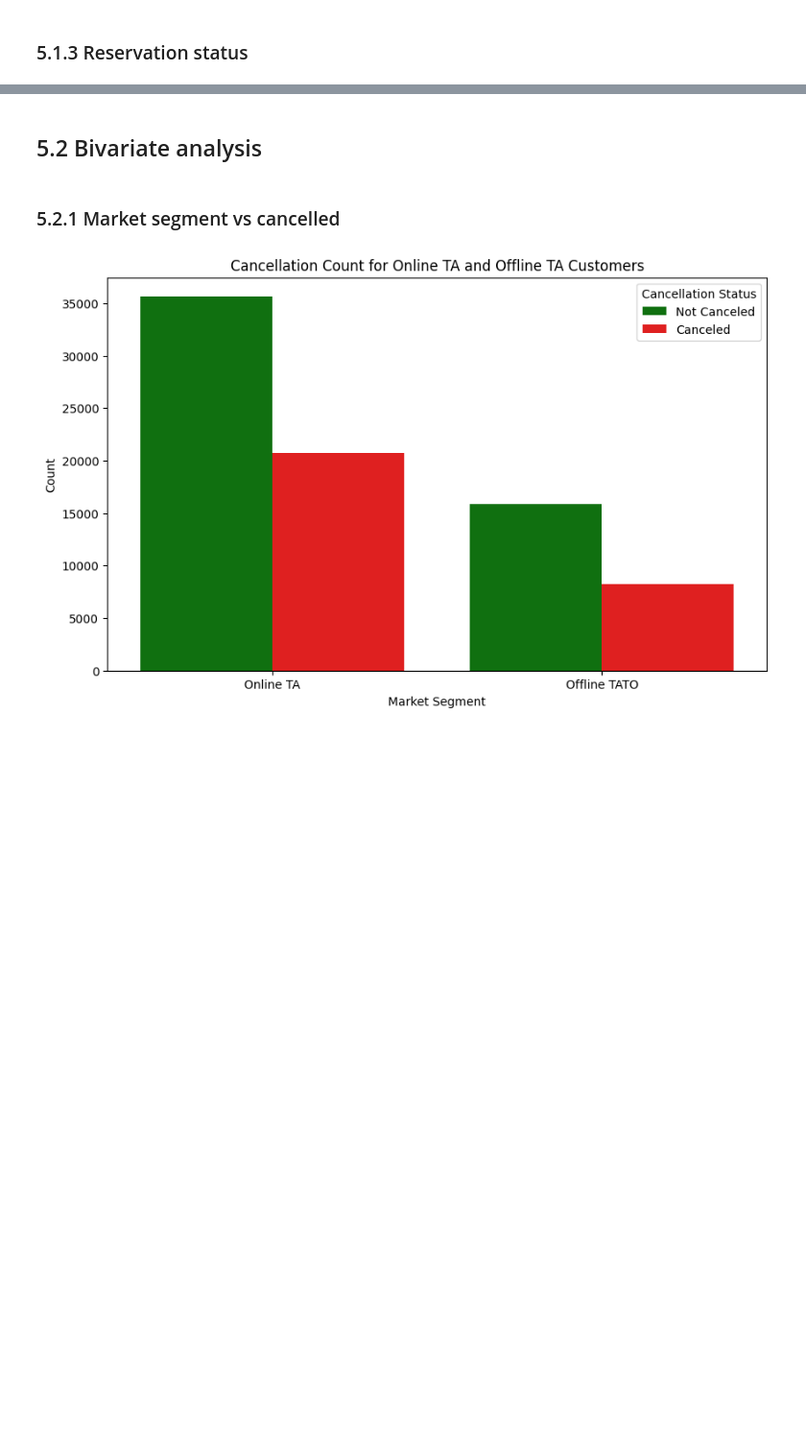
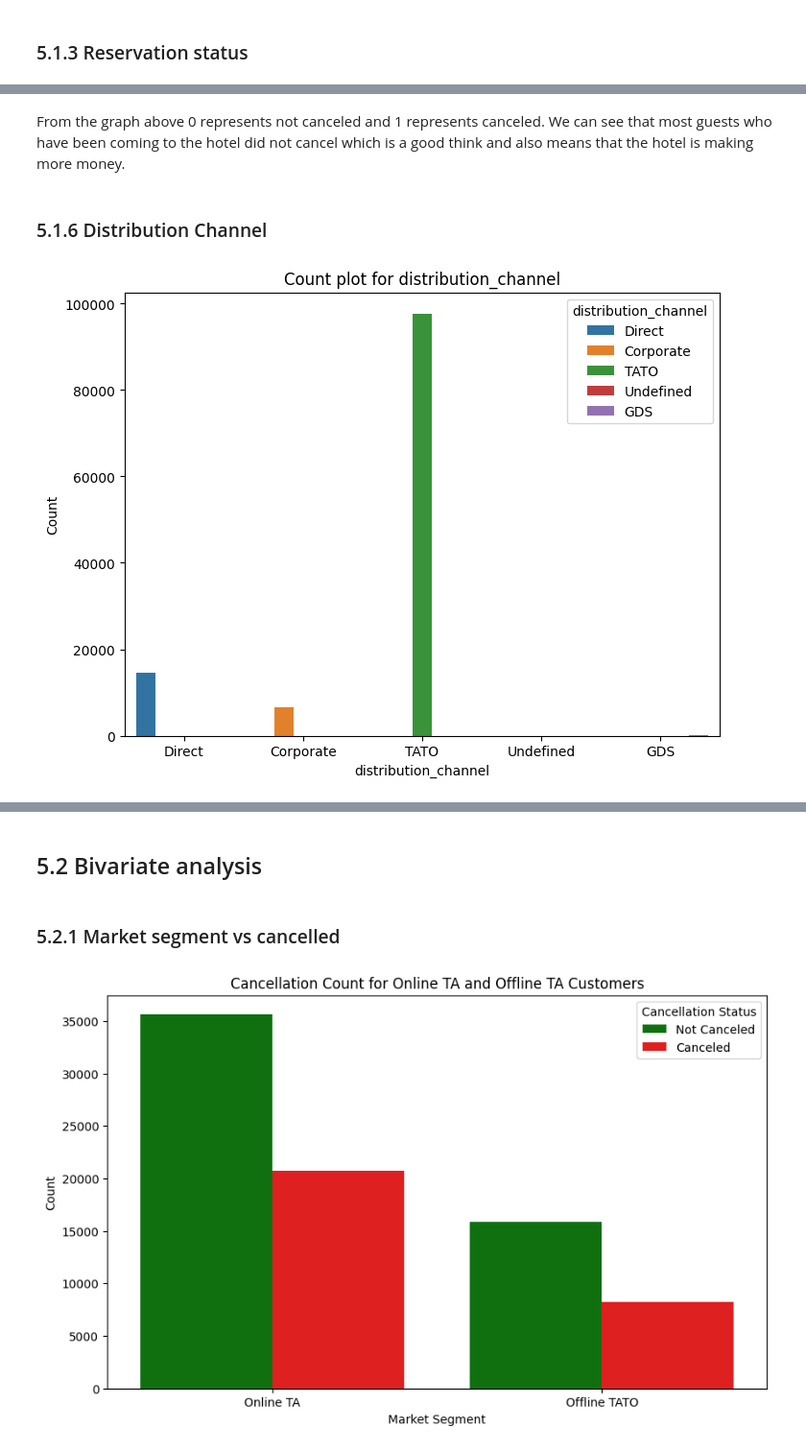
Before and after one commit to MuchiriKinyua/Hotel-booking-and-cancellation-system, a Jupyter notebook: Student.ipynb, the cells around one changed output, grey strips where cells are left out. Shown: that part at 96% size. Drawn from its saved outputs; the diff is of its cells as text; code cells hidden in the pictures; blank space fills up the shorter version.

```diff
--- a/Student.ipynb
+++ b/Student.ipynb
@@ -586,0 +631,22 @@ plt.show()
+# %% [markdown]
+From the graph above 0 represents not canceled and 1 represents canceled. We can see that most guests who have
+been coming to the hotel did not cancel which is a good think and also means that the hotel is making more money.
+# %% [markdown]
+### 5.1.6 Distribution Channel
+# %%
+# plotting the figure size
+plt.figure(figsize=(8, 6))
+
+# countplot
+sns.countplot(data = hotel, x = "distribution_channel", hue = "distribution_channel")
+
+# labels
+plt.title("Count plot for distribution_channel")
+plt.xlabel("distribution_channel")
+plt.ylabel("Count")
+plt.legend(title = "distribution_channel", labels = ["Direct", "Corporate", "TATO", "Undefined", "GDS"])
+
+# Display the visual;
+plt.show()
+# %% [output]
+[figure, added]
```
Also changed, not shown: parts of 15 cells of this notebook.
